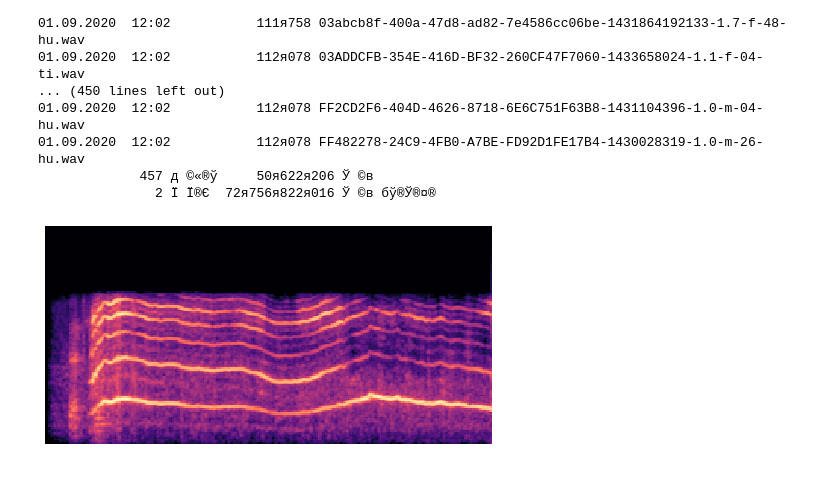
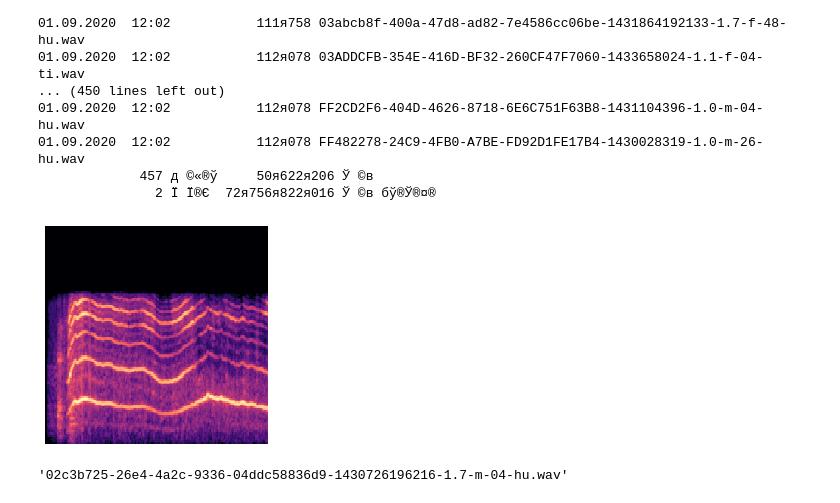
Before and after one commit to Muhammadqodir/myBaby, a Jupyter notebook: AI-Model/AI-Model.ipynb, the cells around one changed output. Cells and saved outputs as stored; diff of their text form; code cells hidden in the pictures.

```diff
--- a/AI-Model/AI-Model.ipynb
+++ b/AI-Model/AI-Model.ipynb
@@ -21,22 +21,30 @@
 # %%
 import librosa
 import librosa.display
 import matplotlib.pyplot as plt
 from PIL import Image
 import numpy as np
 fname = './DataSet/0a983cd2-0078-4698-a048-99ac01eb167a-1433917038889-1.7-f-04-hu.wav'
 
 def generateSpectrogram(fName, fNameOut):
     samples, sample_rate = librosa.load(fname)
-    fig = plt.figure(figsize=[8,4])
+    fig = plt.figure(figsize=[4,4])
     ax = fig.add_subplot(111)
     ax.axes.get_xaxis().set_visible(False)
     ax.axes.get_yaxis().set_visible(False)
     ax.set_frame_on(False)
     S = librosa.feature.melspectrogram(y=samples, sr=sample_rate)
     librosa.display.specshow(librosa.power_to_db(S, ref=np.max))
     fig.savefig(fNameOut+'.png')
 
 generateSpectrogram(fname, "test")
 # %% [output]
-[figure, old version]
+[figure, new version]
+# %%
+from os import listdir
+from os.path import isfile, join
+dataSetPath = "./DataSet/";
+files = [f for f in listdir(dataSetPath) if isfile(join(dataSetPath, f))]
+files[0]
+# %% [output]
+'02c3b725-26e4-4a2c-9336-04ddc58836d9-1430726196216-1.7-m-04-hu.wav'
```
Also changed, not shown: parts of 2 cells of this notebook, 1 other file.
